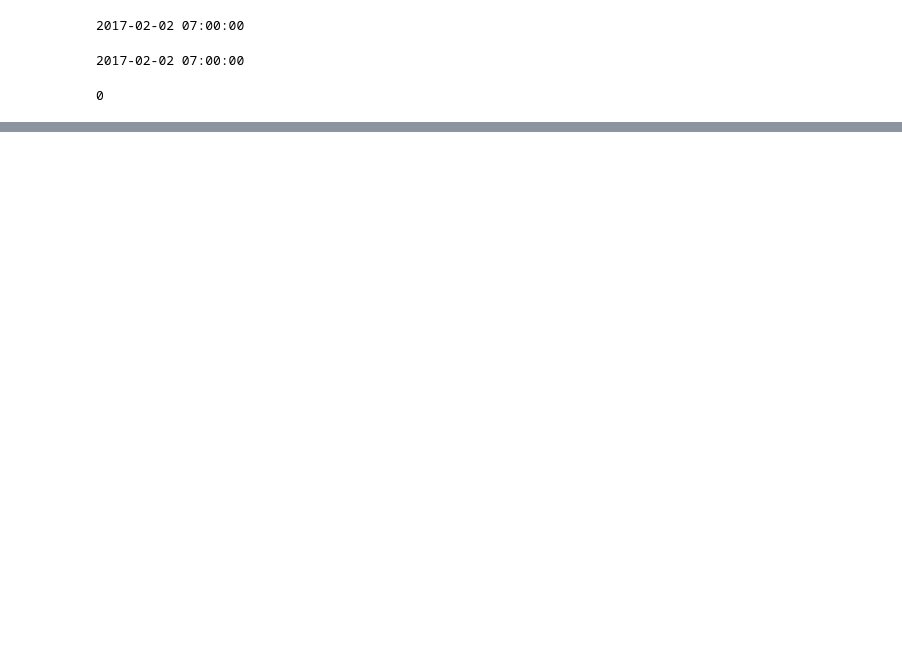
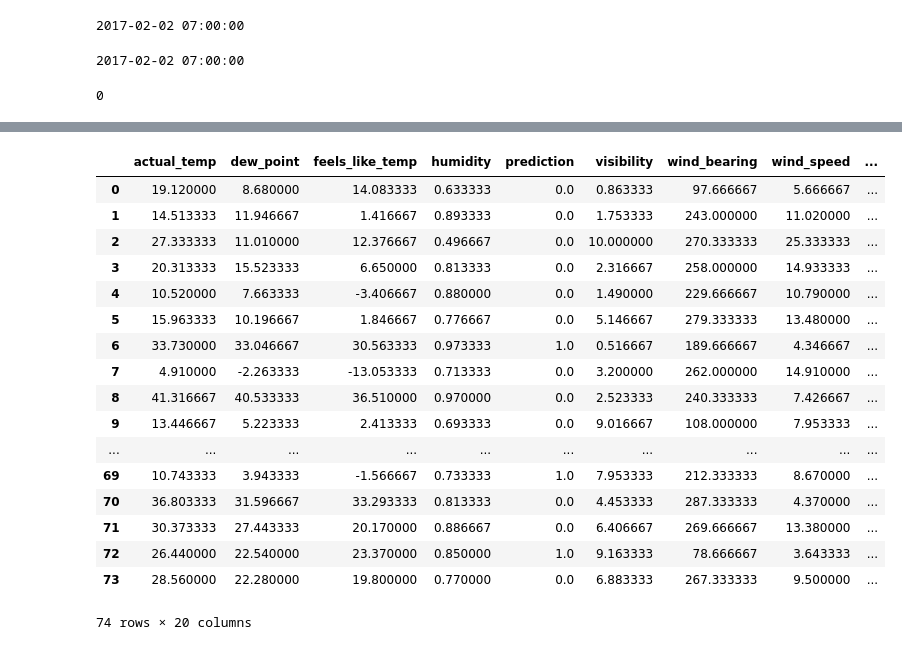
Before and after one commit to THEdavehogue/punxsutawney_phil_predictor, a Jupyter notebook: groundhog_eda.ipynb, the cells around one changed output, grey strips where cells are left out. Saved outputs shown, nothing was run; the diff lists cells and outputs as text; code cells hidden in the pictures; blank space fills up the shorter version.

```diff
--- a/groundhog_eda.ipynb
+++ b/groundhog_eda.ipynb
@@ -88,3 +175,29 @@ forecast['prediction']
+# %%
+df_precip_dummies = pd.get_dummies(df_summaries['precip_type'], drop_first=True)
+df_summary_dummies = pd.get_dummies(df_summaries['summary'], drop_first=True)
+df_summaries = df_summaries.drop(['date', 'precip_type', 'summary', 'time'], axis=1)
+df_summaries = pd.concat([df_summaries, df_precip_dummies, df_summary_dummies], axis=1)
+# %%
+df_summaries
+# %% [output]
+|  | actual_temp | dew_point | feels_like_temp | humidity | prediction | visibility | wind_bearing | wind_speed | ... |
+| 0 | 19.120000 | 8.680000 | 14.083333 | 0.633333 | 0.0 | 0.863333 | 97.666667 | 5.666667 | ... |
+| 1 | 14.513333 | 11.946667 | 1.416667 | 0.893333 | 0.0 | 1.753333 | 243.000000 | 11.020000 | ... |
+| 2 | 27.333333 | 11.010000 | 12.376667 | 0.496667 | 0.0 | 10.000000 | 270.333333 | 25.333333 | ... |
+| 3 | 20.313333 | 15.523333 | 6.650000 | 0.813333 | 0.0 | 2.316667 | 258.000000 | 14.933333 | ... |
+| 4 | 10.520000 | 7.663333 | -3.406667 | 0.880000 | 0.0 | 1.490000 | 229.666667 | 10.790000 | ... |
+| 5 | 15.963333 | 10.196667 | 1.846667 | 0.776667 | 0.0 | 5.146667 | 279.333333 | 13.480000 | ... |
+| 6 | 33.730000 | 33.046667 | 30.563333 | 0.973333 | 1.0 | 0.516667 | 189.666667 | 4.346667 | ... |
+| 7 | 4.910000 | -2.263333 | -13.053333 | 0.713333 | 0.0 | 3.200000 | 262.000000 | 14.910000 | ... |
+| 8 | 41.316667 | 40.533333 | 36.510000 | 0.970000 | 0.0 | 2.523333 | 240.333333 | 7.426667 | ... |
+| 9 | 13.446667 | 5.223333 | 2.413333 | 0.693333 | 0.0 | 9.016667 | 108.000000 | 7.953333 | ... |
+| ... | ... | ... | ... | ... | ... | ... | ... | ... | ... |
+| 69 | 10.743333 | 3.943333 | -1.566667 | 0.733333 | 1.0 | 7.953333 | 212.333333 | 8.670000 | ... |
+| 70 | 36.803333 | 31.596667 | 33.293333 | 0.813333 | 0.0 | 4.453333 | 287.333333 | 4.370000 | ... |
+| 71 | 30.373333 | 27.443333 | 20.170000 | 0.886667 | 0.0 | 6.406667 | 269.666667 | 13.380000 | ... |
+| 72 | 26.440000 | 22.540000 | 23.370000 | 0.850000 | 1.0 | 9.163333 | 78.666667 | 3.643333 | ... |
+| 73 | 28.560000 | 22.280000 | 19.800000 | 0.770000 | 0.0 | 6.883333 | 267.333333 | 9.500000 | ... |
+74 rows × 20 columns
 # %%
 from sklearn.cross_validation import train_test_split
 from sklearn.ensemble import RandomForestClassifier
```
Also changed, not shown: parts of 24 cells of this notebook, 9 other files.
